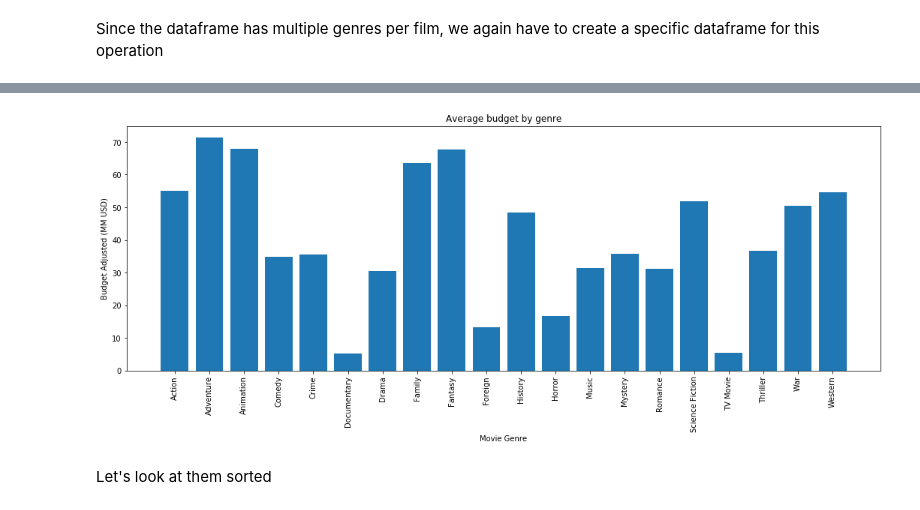
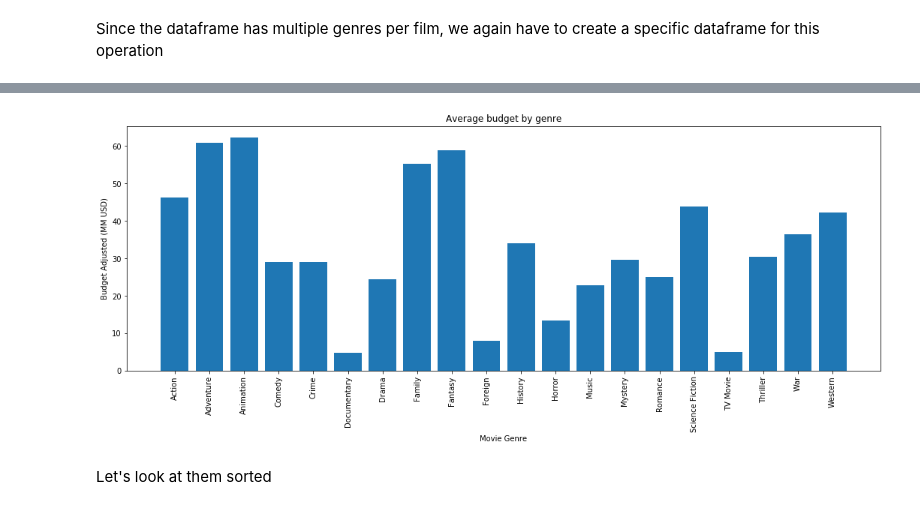
Before and after one commit to oaramirez/investigate_dataset_udacity, a Jupyter notebook: Investigate_a_Dataset.ipynb, the cells around one changed output, grey strips where cells are left out. Saved outputs shown, nothing was run; the diff lists cells and outputs as text; code cells hidden in the pictures.

```diff
--- a/Investigate_a_Dataset.ipynb
+++ b/Investigate_a_Dataset.ipynb
@@ -692,19 +659,0 @@ df_movies_with_budget.shape[0]
-# %%
-#My intention is to analyze individual genres, the dataframe has them separated by pipe.
-#Therefore I created a new dataframe and my intention is to fill it.
-#genre_budget_df = pd.DataFrame(columns = ['genre','budget'])
-#This new dataframe only has two columns, "Genre" and "Budget". I need to separate the genres first
-#because the default dataframe has multiple genres per film, I want them separated so they can be easier
-#to analyze.
-
-
-#Iterating through each row of the dataframe
-for index, movie in df_movies_with_budget.iterrows():
-    #iterating through a python list of the genres. I extracted the genres beforehand
-    for genre in list_of_genres:
-        #validating if the particular genre is in the list of genres the movie has (e.g. if "Action" is \
-        #in "Action|Adventure|Drama")
-        if genre in movie.genres:
-            #If it is, add it to the new dataframe that I created above
-            temp_row = {'genre':genre,'budget':movie.budget_adj}
-            genre_budget_df = genre_budget_df.append(temp_row, ignore_index=True)
@@ -714,0 +660,3 @@ genre_budget_df.shape[0]
+# %%
+genre_budget_df = genre_budget_df.query('budget != 0')
+genre_budget_df.min()
@@ -735,0 +673,4 @@ genre_budget_df
+# %%
+#Divide by 1MM to represent values in MM
+genre_budget_df.budget = genre_budget_df.budget.apply(lambda x : x/1000000)
+genre_budget_df
@@ -741,7 +701,7 @@ genre_budget_df = genre_budget_df.groupby('genre').mean()
 genre_budget_df.sort_values(by='budget',inplace=True)
 
 #Divide by 1,000,000 to display the values as MM in the chart, easier to see
-genre_budget_df = genre_budget_df.budget.apply(lambda x: x/1000000)
+# genre_budget_df = genre_budget_df.budget.apply(lambda x: x/1000000)
 
 #view data
 genre_budget_df
@@ -766,14 +727,14 @@ Name: budget, dtype: float64
 # %%
 x_axis = genre_budget_df.index
-y_axis = genre_budget_df.values
+y_axis = genre_budget_df.budget
 plt.figure(figsize=(18,6))
 plt.bar(x_axis, y_axis);
 plt.title('Average budget by genre')
 plt.xlabel('Movie Genre');
 plt.xticks(rotation='vertical')
 plt.ylabel('Budget Adjusted (MM USD)');
 # %% [output]
-[figure, old version]
+[figure, new version]
 # %% [markdown]
 Let's look at them sorted
 # %%
```
Also changed, not shown: parts of 48 cells of this notebook, 2 other files.
